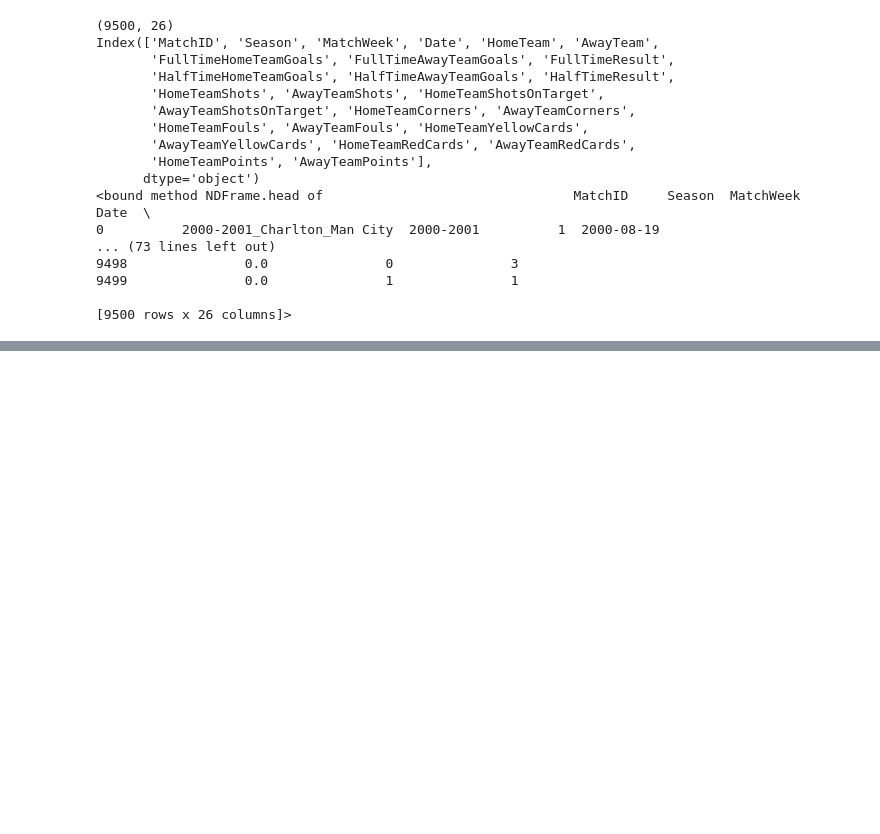
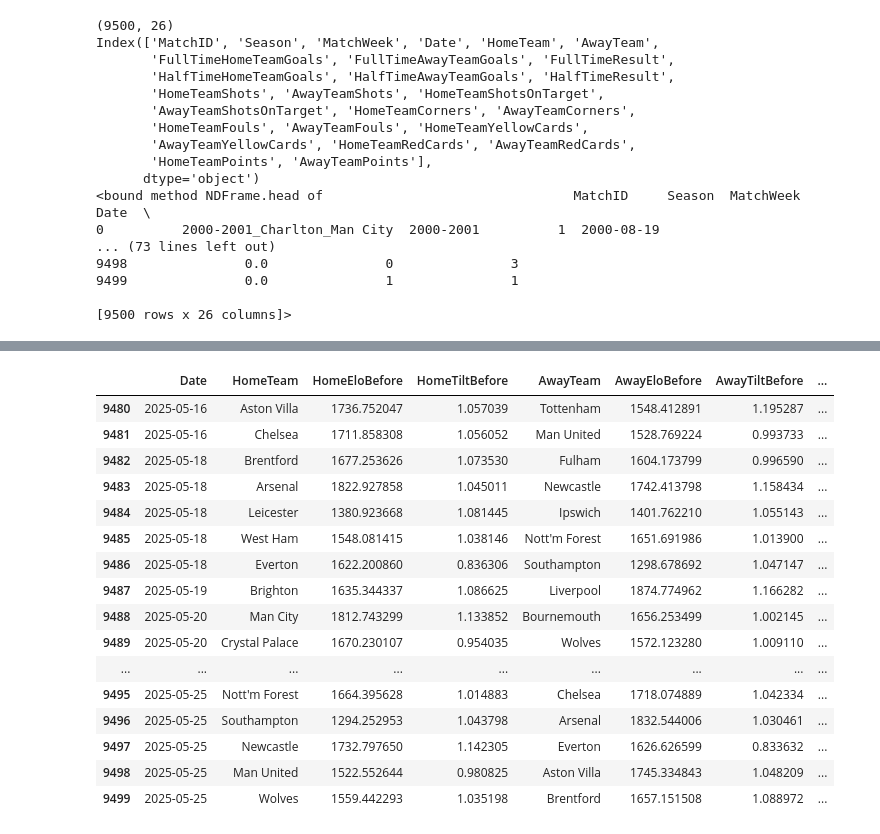
Before and after one commit to javieryeow/premier-league-score-predictor, a Jupyter notebook: notebooks/feature_engineering.ipynb, the cells around one changed output, grey strips where cells are left out. Cells and saved outputs as stored; diff of their text form; code cells hidden in the pictures; blank space fills up the shorter version.

Commit message:
added elo system and tilt values for features

```diff
--- a/notebooks/feature_engineering.ipynb
+++ b/notebooks/feature_engineering.ipynb
@@ -65,0 +408,57 @@ Name: AwayGoalScoringForm, Length: 9500, dtype: float64
+# %%
+# building Tilt feature: measures a team's offensiveness, whether a team tends to play high-scoring or low-scoring games, independant of match outcome
+
+tilt_dict = {}
+TILT_DECAY = 0.98
+TILT_WEIGHT = 0.02
+EXPECTED_TOTAL_GOALS = df["FullTimeHomeTeamGoals"].add(df["FullTimeAwayTeamGoals"]).mean()
+
+
+df["HomeTiltBefore"] = 1
+df["AwayTiltBefore"] = 1
+for index, row in df.iterrows():
+    home = row["HomeTeam"]
+    away = row["AwayTeam"]
+
+    home_tilt = tilt_dict.get(home, 1)
+    away_tilt = tilt_dict.get(away, 1)
+    df.loc[index, "HomeTiltBefore"] = home_tilt
+    df.loc[index, "AwayTiltBefore"] = away_tilt
+
+    # total goals in this matchup
+    total_goals = row["FullTimeHomeTeamGoals"] + row["FullTimeAwayTeamGoals"]
+
+    # update new tilt values for home and away
+    home_tilt_new = (
+        TILT_DECAY * home_tilt +
+        TILT_WEIGHT * total_goals / (away_tilt * EXPECTED_TOTAL_GOALS)
+    )
+
+    away_tilt_new = (
+        TILT_DECAY * away_tilt +
+        TILT_WEIGHT * total_goals / (home_tilt * EXPECTED_TOTAL_GOALS)
+    )
+
+    tilt_dict[home] = home_tilt_new
+    tilt_dict[away] = away_tilt_new
+
+df[["Date", "HomeTeam", "HomeEloBefore", "HomeTiltBefore",
+    "AwayTeam", "AwayEloBefore", "AwayTiltBefore", "FullTimeResult"]].tail(20)
+# %% [output]
+|  | Date | HomeTeam | HomeEloBefore | HomeTiltBefore | AwayTeam | AwayEloBefore | AwayTiltBefore | ... |
+| 9480 | 2025-05-16 | Aston Villa | 1736.752047 | 1.057039 | Tottenham | 1548.412891 | 1.195287 | ... |
+| 9481 | 2025-05-16 | Chelsea | 1711.858308 | 1.056052 | Man United | 1528.769224 | 0.993733 | ... |
+| 9482 | 2025-05-18 | Brentford | 1677.253626 | 1.073530 | Fulham | 1604.173799 | 0.996590 | ... |
+| 9483 | 2025-05-18 | Arsenal | 1822.927858 | 1.045011 | Newcastle | 1742.413798 | 1.158434 | ... |
+| 9484 | 2025-05-18 | Leicester | 1380.923668 | 1.081445 | Ipswich | 1401.762210 | 1.055143 | ... |
+| 9485 | 2025-05-18 | West Ham | 1548.081415 | 1.038146 | Nott'm Forest | 1651.691986 | 1.013900 | ... |
+| 9486 | 2025-05-18 | Everton | 1622.200860 | 0.836306 | Southampton | 1298.678692 | 1.047147 | ... |
+| 9487 | 2025-05-19 | Brighton | 1635.344337 | 1.086625 | Liverpool | 1874.774962 | 1.166282 | ... |
+| 9488 | 2025-05-20 | Man City | 1812.743299 | 1.133852 | Bournemouth | 1656.253499 | 1.002145 | ... |
+| 9489 | 2025-05-20 | Crystal Palace | 1670.230107 | 0.954035 | Wolves | 1572.123280 | 1.009110 | ... |
+| ... | ... | ... | ... | ... | ... | ... | ... | ... |
+| 9495 | 2025-05-25 | Nott'm Forest | 1664.395628 | 1.014883 | Chelsea | 1718.074889 | 1.042334 | ... |
+| 9496 | 2025-05-25 | Southampton | 1294.252953 | 1.043798 | Arsenal | 1832.544006 | 1.030461 | ... |
+| 9497 | 2025-05-25 | Newcastle | 1732.797650 | 1.142305 | Everton | 1626.626599 | 0.833632 | ... |
+| 9498 | 2025-05-25 | Man United | 1522.552644 | 0.980825 | Aston Villa | 1745.334843 | 1.048209 | ... |
+| 9499 | 2025-05-25 | Wolves | 1559.442293 | 1.035198 | Brentford | 1657.151508 | 1.088972 | ... |
```
Also changed, not shown: parts of 6 cells of this notebook, 1 other file.
